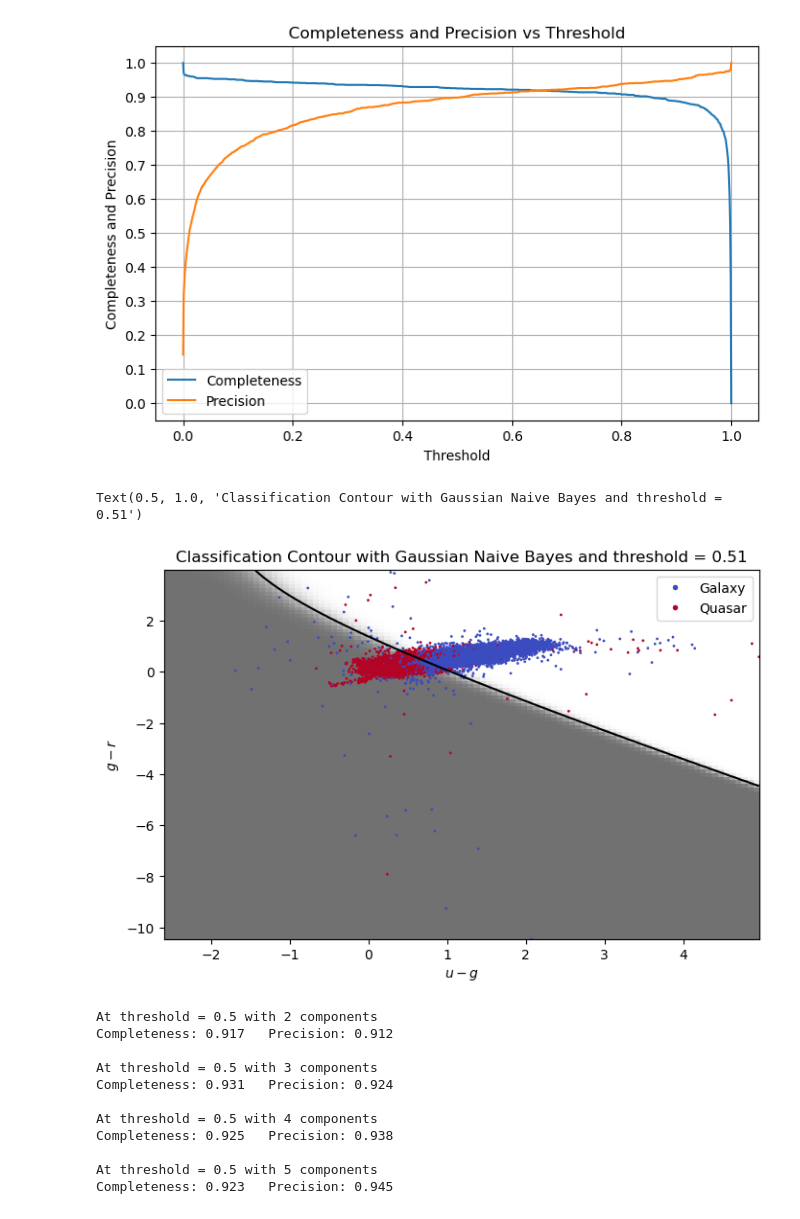
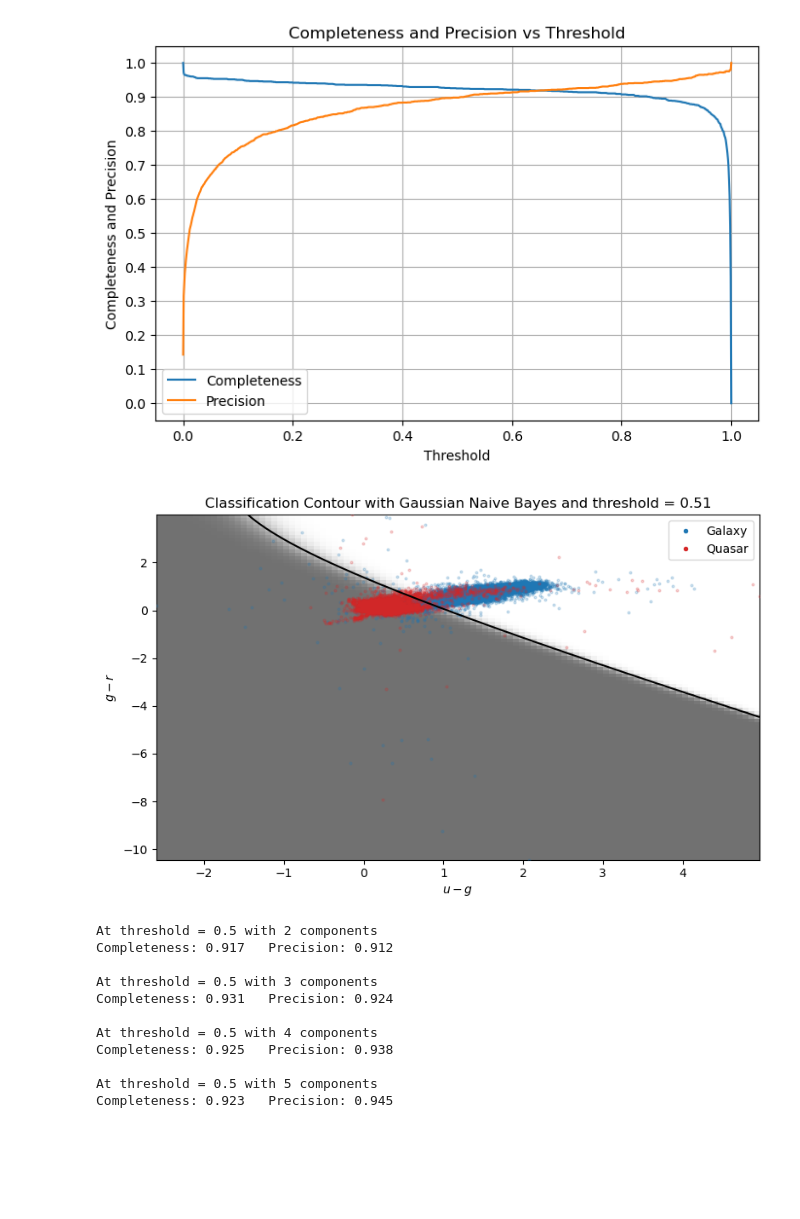
Before and after one commit to NiccoManto01/ilovegit, a Jupyter notebook: Lezioni/Lezione_19/galquas1.ipynb, the cells around one changed output. Cells and saved outputs as stored; diff of their text form; code cells hidden in the pictures; blank space fills up the shorter version.

```diff
--- a/Lezioni/Lezione_19/galquas1.ipynb
+++ b/Lezioni/Lezione_19/galquas1.ipynb
@@ -36,41 +40,56 @@ from matplotlib.lines import Line2D
 fig1, ax1 = plt.subplots(3,2, figsize=(10, 10))
 # Create custom legend handles
 legend_elements = [
-    Line2D([0], [0], marker='o', color='w', label='Galaxy', markerfacecolor=plt.cm.coolwarm(0.), markersize=5),
-    Line2D([0], [0], marker='o', color='w', label='Quasar', markerfacecolor=plt.cm.coolwarm(1.), markersize=5)
+    Line2D([0], [0], marker='o', color='w', label='Galaxy', markerfacecolor='tab:blue', markersize=5),
+    Line2D([0], [0], marker='o', color='w', label='Quasar', markerfacecolor='tab:red', markersize=5)
 ]
 
 # Add the same legend to all axes
 for ax in ax1.flat:
     ax.legend(handles=legend_elements)
     ax.grid()
+    quasar_mask = labels == 1
+    galaxy_mask = labels == 0
 
-ax1[0][0].scatter(ug_set, gr_set, c=labels, cmap='coolwarm', s=1, alpha=0.3)
+    for i, (x, y) in enumerate([
+        (ug_set, gr_set),
+        (ug_set, ri_set),
+        (ug_set, iz_set),
+        (gr_set, ri_set),
+        (gr_set, iz_set),
+        (ri_set, iz_set)
+    ]):
+        row, col = divmod(i, 2)
+        ax = ax1[row][col]
+        ax.scatter(x[galaxy_mask], y[galaxy_mask], c='tab:blue', s=1, alpha=0.1, marker='o')
+        ax.scatter(x[quasar_mask], y[quasar_mask], c='tab:red', s=1, alpha=0.1, marker='o')
+
+#ax1[0][0].scatter(ug_set, gr_set, c=labels, cmap='coolwarm', s=1, alpha=0.3)
 ax1[0][0].set_xlabel('u - g')
 ax1[0][0].set_ylabel('g - r')
 ax1[0][0].set_title('ug vs gr colors')
 
-ax1[0][1].scatter(ug_set, ri_set, c=labels, cmap='coolwarm', s=1, alpha=0.3)
+#ax1[0][1].scatter(ug_set, ri_set, c=labels, cmap='coolwarm', s=1, alpha=0.3)
 ax1[0][1].set_xlabel('u - g')
 ax1[0][1].set_ylabel('r - i')
 ax1[0][1].set_title('ug vs ri colors')
 
-ax1[1][0].scatter(ug_set, iz_set, c=labels, cmap='coolwarm', s=1, alpha=0.3)
+#ax1[1][0].scatter(ug_set, iz_set, c=labels, cmap='coolwarm', s=1, alpha=0.3)
 ax1[1][0].set_xlabel('u - g')
 ax1[1][0].set_ylabel('i - z')
 ax1[1][0].set_title('ug vs iz colors')
 
-ax1[1][1].scatter(gr_set, ri_set, c=labels, cmap='coolwarm', s=1, alpha=0.3)
+#ax1[1][1].scatter(gr_set, ri_set, c=labels, cmap='coolwarm', s=1, alpha=0.3)
 ax1[1][1].set_xlabel('g - r')
 ax1[1][1].set_ylabel('r - i')
 ax1[1][1].set_title('gr vs ri colors')
 
-ax1[2][0].scatter(gr_set, iz_set, c=labels, cmap='coolwarm', s=1, alpha=0.3)
+#ax1[2][0].scatter(gr_set, iz_set, c=labels, cmap='coolwarm', s=1, alpha=0.3)
 ax1[2][0].set_xlabel('g - r')
 ax1[2][0].set_ylabel('i - z')
 ax1[2][0].set_title('gr vs iz colors')
 
-ax1[2][1].scatter(ri_set, iz_set, c=labels, cmap='coolwarm', s=1, alpha=0.3)
+#ax1[2][1].scatter(ri_set, iz_set, c=labels, cmap='coolwarm', s=1, alpha=0.3)
 ax1[2][1].set_xlabel('r - i')
 ax1[2][1].set_ylabel('i - z')
 ax1[2][1].set_title('ri vs iz colors')
@@ -162,26 +181,32 @@ ax3.grid()
 # %%
 #Visualizing contour classification in u-g map with best_thresh
 
 fig4, ax4 = plt.subplots(figsize=(8, 5))
 ax4.legend(handles=legend_elements)
 xlim =  X[:,0].min(), X[:,0].max()
 ylim = X[:,1].min(), X[:,1].max()
 xx, yy = np.meshgrid(np.linspace(xlim[0],xlim[1], 100),np.linspace(ylim[0], ylim[1], 100))
 Z = clf.predict_proba(np.c_[xx.ravel(), yy.ravel()])
 Z = Z[:, 1].reshape(xx.shape)
-im = ax4.scatter(ug_set, gr_set, c=labels, s=4, linewidths=0, cmap=plt.cm.coolwarm, zorder=2)
+im = ax4.scatter(ug_set[galaxy_mask], gr_set[galaxy_mask], c='tab:blue', s=4, alpha=0.2, label='Galaxy', zorder=3)
+im = ax4.scatter(ug_set[quasar_mask], gr_set[quasar_mask], c='tab:red', s=4, alpha=0.2, label='Quasar', zorder=3)
+#im = ax4.scatter(ug_set, gr_set, c=labels, s=4, linewidths=0, cmap=plt.cm.coolwarm, zorder=2)
+'''quasar_mask = labels == 1
+galaxy_mask = labels == 0
+x, y = X[:, [0]], X[:, [1]]
+im = ax4.scatter(x[galaxy_mask], y[galaxy_mask], c=plt.cm.coolwarm(0.), s=1, alpha=0.5, marker='o')
+im = ax4.scatter(x[quasar_mask], y[quasar_mask], c=plt.cm.coolwarm(1.), s=1, alpha=0.5, marker='o')'''
 im.set_clim(0, 1)
 im = ax4.imshow(Z, origin='lower', aspect='auto',cmap=plt.cm.binary, zorder=1, extent=xlim + ylim)
 im.set_clim(0, 1.8)
-ax4.contour(xx, yy, Z, [1-best_thresh], colors='k')
+ax4.contour(xx, yy, Z, [1-best_thresh], colors='k', zorder= 4)
 ax4.set_xlim(xlim)
 ax4.set_ylim(ylim)
 ax4.set_xlabel('$u-g$')
 ax4.set_ylabel('$g-r$')
 ax4.set_title('Classification Contour with Gaussian Naive Bayes and threshold = {:.2f}'.format(best_thresh))
 # %% [output]
-Text(0.5, 1.0, 'Classification Contour with Gaussian Naive Bayes and threshold = 0.51')
-[figure, old version]
+[figure, new version]
 # %%
 #REPEATING CLASSIFICATION WITH GMM BAYESIAN CLASSIFIER
 
```
Also changed, not shown: parts of 4 cells of this notebook.
